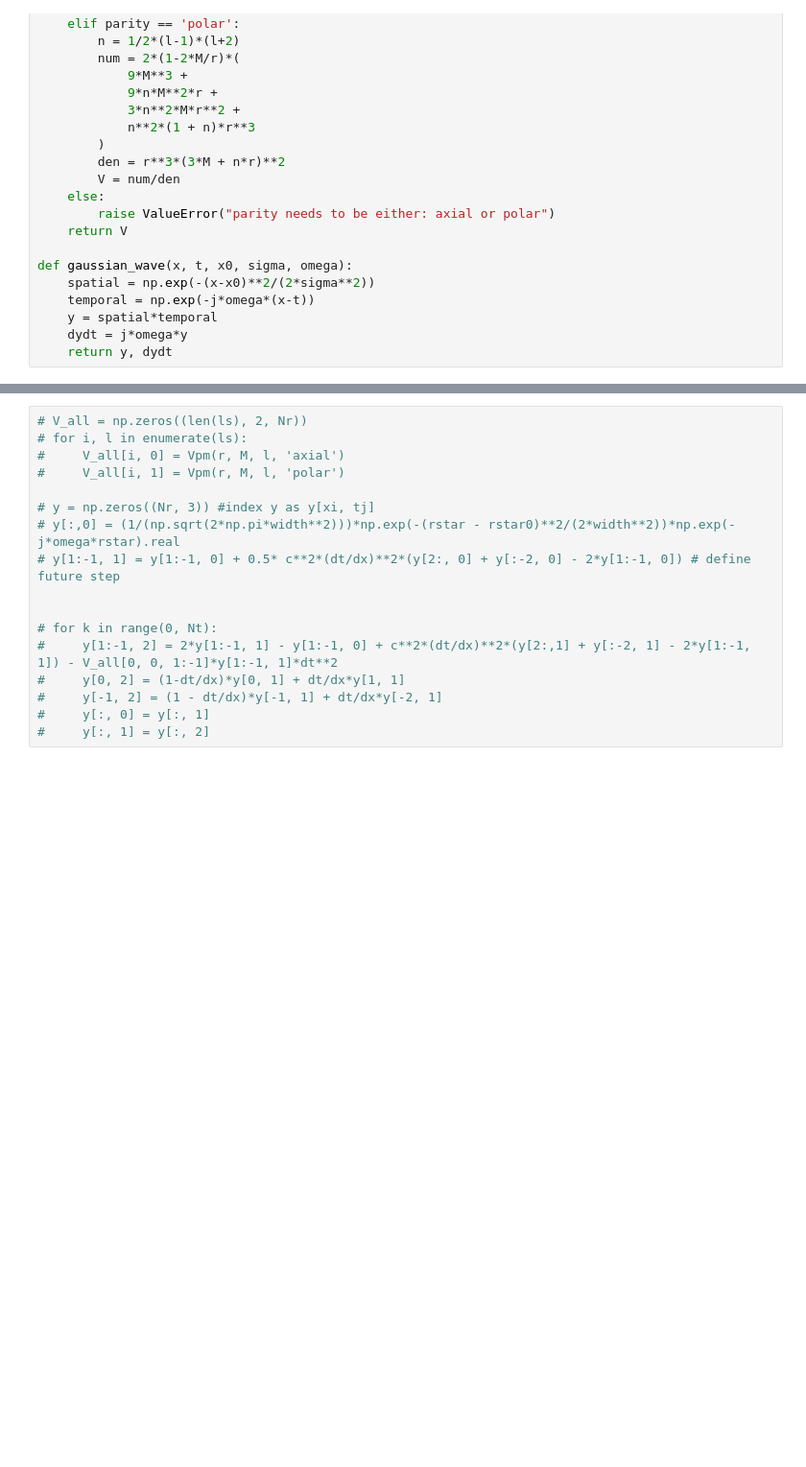
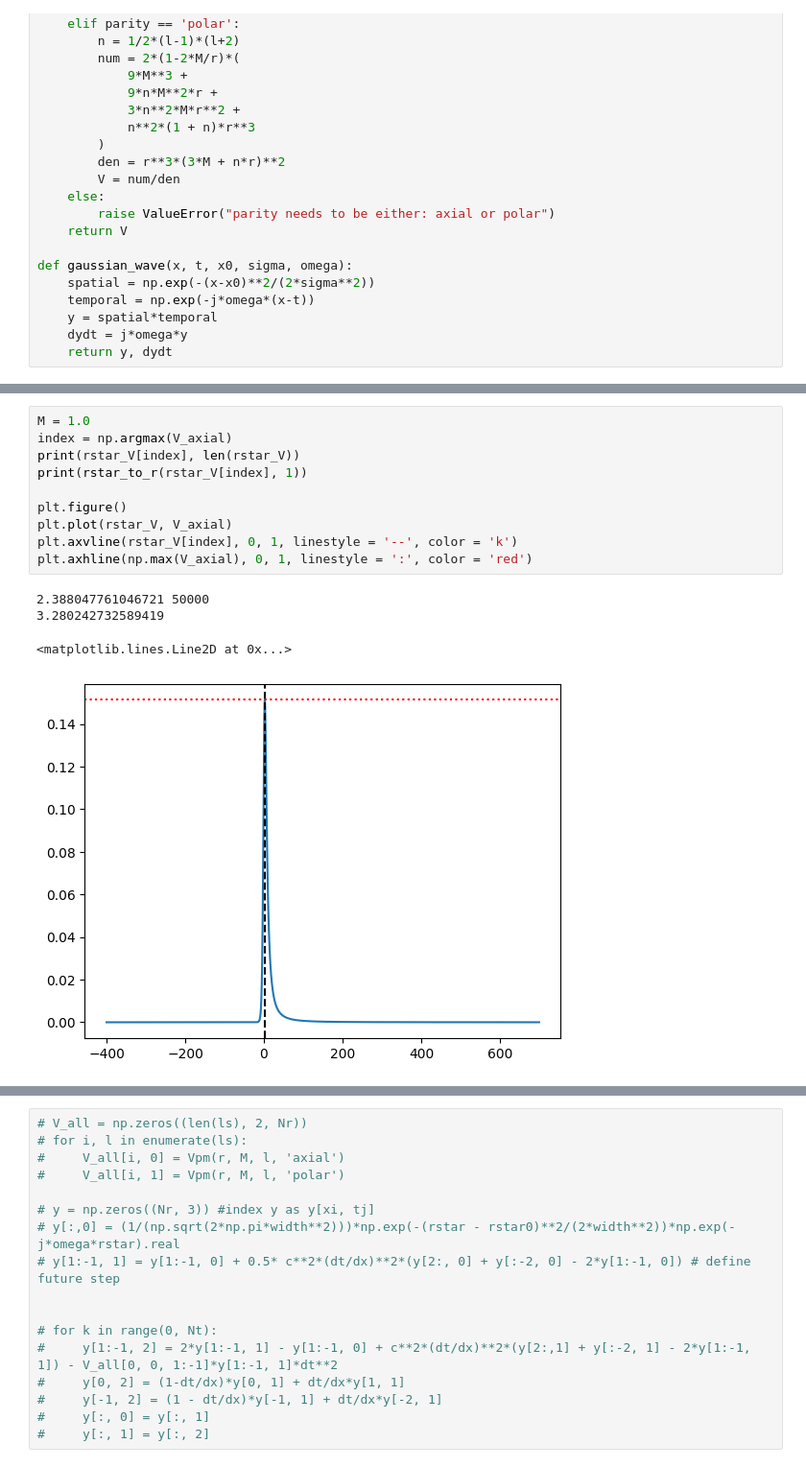
Before and after one commit to dakeerie/MSci-Project, a Jupyter notebook: Leapfrog RWZ.ipynb, the cells around one changed output, grey strips where cells are left out. Shown: that part at 96% size. Cells and saved outputs as stored; diff of their text form; blank space fills up the shorter version.

```diff
--- a/Leapfrog RWZ.ipynb
+++ b/Leapfrog RWZ.ipynb
@@ -108,0 +152,15 @@ plt.show()
+# %%
+M = 1.0
+index = np.argmax(V_axial)
+print(rstar_V[index], len(rstar_V))
+print(rstar_to_r(rstar_V[index], 1))
+
+plt.figure()
+plt.plot(rstar_V, V_axial)
+plt.axvline(rstar_V[index], 0, 1, linestyle = '--', color = 'k')
+plt.axhline(np.max(V_axial), 0, 1, linestyle = ':', color = 'red')
+# %% [output]
+2.388047761046721 50000
+3.280242732589419
+<matplotlib.lines.Line2D at 0x...>
+[figure, added]
```
Also changed, not shown: parts of 6 cells of this notebook.
